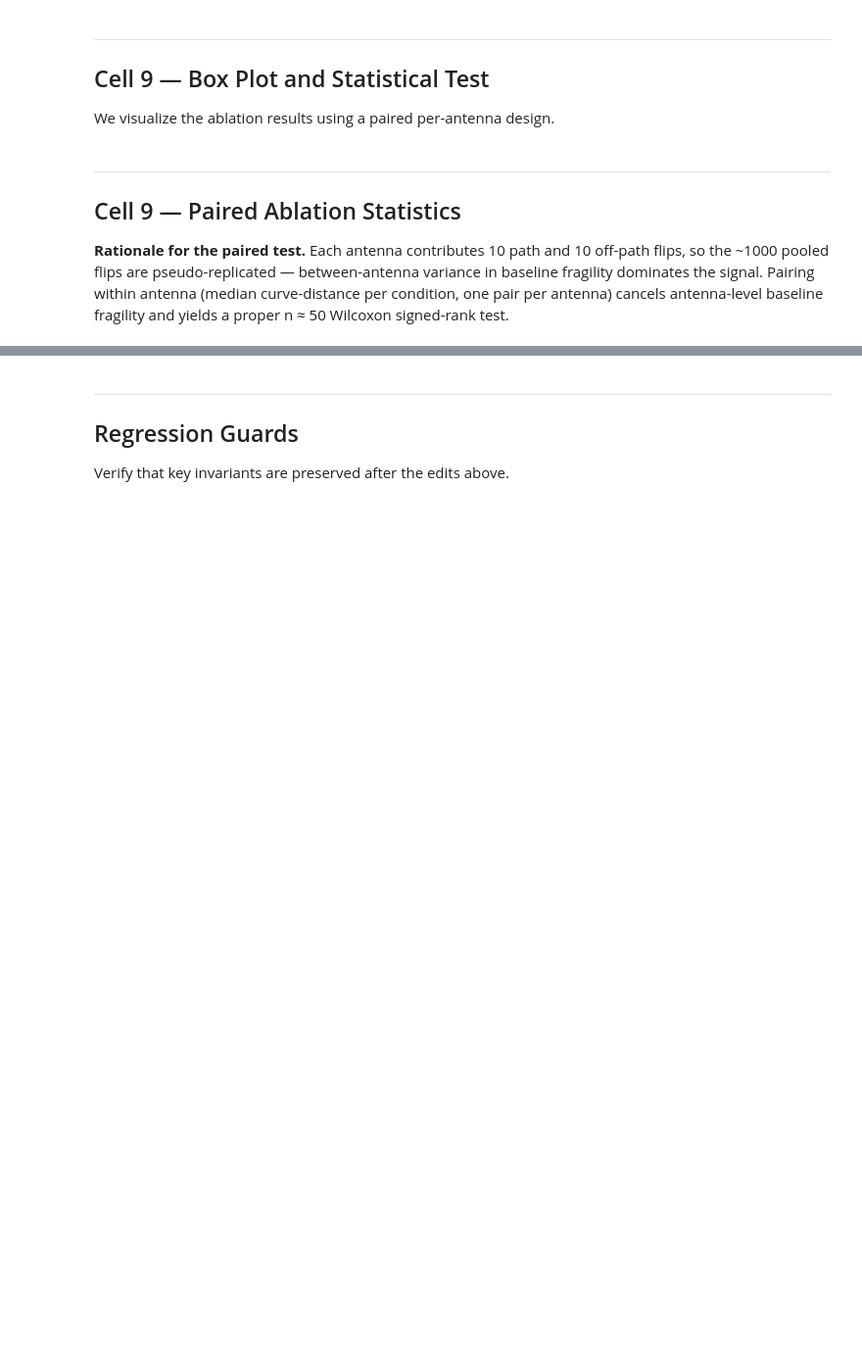
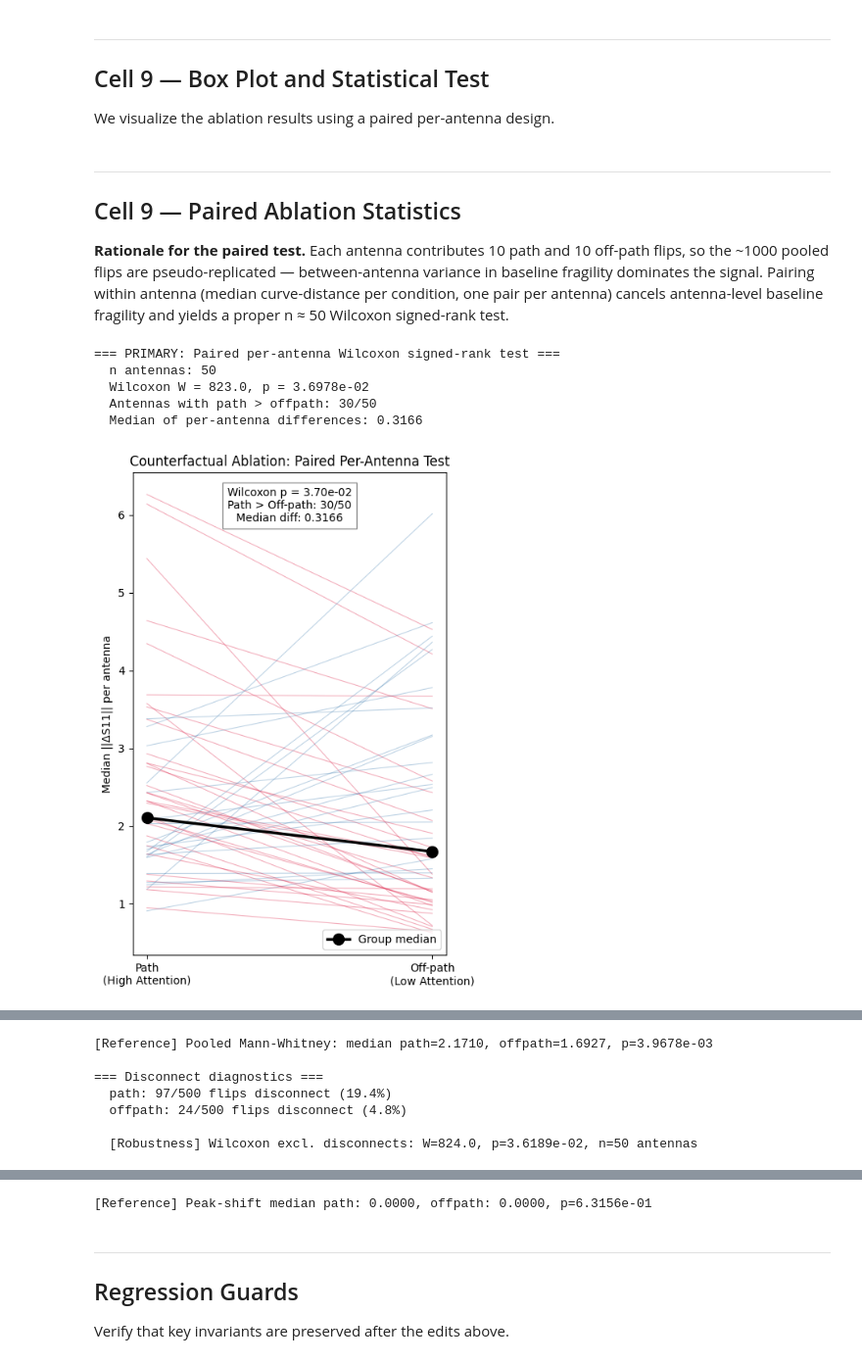
Before and after one commit to asparagusD/antenna_gnn, a Jupyter notebook: notebooks/chunk10_path_analysis.ipynb, the cells around one changed output, grey strips where cells are left out. Shown at 98% size. Saved outputs shown, nothing was run; the diff lists cells and outputs as text; code cells hidden in the pictures; blank space fills up the shorter version.

```diff
--- a/notebooks/chunk10_path_analysis.ipynb
+++ b/notebooks/chunk10_path_analysis.ipynb
@@ -763,7 +822,7 @@ for i, (whisker_line, med_val) in enumerate(zip(bplot['whiskers'][1::2],
     ax.text(i + 1, whisker_y * 1.05, f'Median: {med_val:.4f}',
             ha='center', va='bottom', fontsize=9)
 
-ax.text(0.5, 0.03, f'Pooled Mann-Whitney U, p = {pval_mw:.4e}',
+ax.text(0.5, 0.10, f'Pooled Mann-Whitney U, p = {pval_mw:.4e}',
         transform=ax.transAxes, ha='center', fontsize=11)
 plt.tight_layout()
 plt.savefig(f'{DATA_ROOT}/figures/counterfactual_ablation_curve_distance.png', dpi=300)
@@ -787,30 +846,37 @@ if len(no_disc) > 0:
     if len(per_ant_nd) >= 5:
         w_nd, p_nd = wilcoxon(per_ant_nd['path'].values, per_ant_nd['offpath'].values,
                               alternative='greater')
         print(f"\n  [Robustness] Wilcoxon excl. disconnects: W={w_nd:.1f}, p={p_nd:.4e}, "
               f"n={len(per_ant_nd)} antennas")
     else:
         print(f"\n  [Robustness] Too few antennas ({len(per_ant_nd)}) after excluding disconnects.")
 
 # ── SECONDARY: Peak-shift plot (kept as-is) ──
 path_deltas_pooled = flip_df[flip_df['condition'] == 'path']['peak_delta'].values
 offpath_deltas_pooled = flip_df[flip_df['condition'] == 'offpath']['peak_delta'].values
 
 stat2, pval2 = mannwhitneyu(path_deltas_pooled, offpath_deltas_pooled,
                             alternative='greater')
 
 fig, ax = plt.subplots(figsize=(6, 7))
 bplot2 = ax.boxplot([path_deltas_pooled, offpath_deltas_pooled],
                     tick_labels=labels, patch_artist=True, widths=0.5)
 for patch, color in zip(bplot2['boxes'], colors):
     patch.set_facecolor(color)
 ax.set_title('Counterfactual Ablation: Discrete Peak Shift\n'
              '(secondary/reference metric)')
 ax.set_ylabel('|Δ Resonant Frequency| (GHz)')
 ax.text(0.5, 0.95, f'Mann-Whitney U, p = {pval2:.4e}',
         transform=ax.transAxes, ha='center', fontsize=11)
 plt.tight_layout()
 plt.savefig(f'{DATA_ROOT}/figures/counterfactual_ablation.png', dpi=300)
 plt.show()
 print(f"\n[Reference] Peak-shift median path: {np.median(path_deltas_pooled):.4f}, "
       f"offpath: {np.median(offpath_deltas_pooled):.4f}, p={pval2:.4e}")
+# %% [output]
+=== PRIMARY: Paired per-antenna Wilcoxon signed-rank test ===
+  n antennas: 50
+  Wilcoxon W = 823.0, p = 3.6978e-02
+  Antennas with path > offpath: 30/50
+  Median of per-antenna differences: 0.3166
+[figure, added]
@@ -816,0 +884,7 @@ print(f"\n[Reference] Peak-shift median path: {np.median(path_deltas_pooled):.4f
+[Reference] Pooled Mann-Whitney: median path=2.1710, offpath=1.6927, p=3.9678e-03
+
+=== Disconnect diagnostics ===
+  path: 97/500 flips disconnect (19.4%)
+  offpath: 24/500 flips disconnect (4.8%)
+
+  [Robustness] Wilcoxon excl. disconnects: W=824.0, p=3.6189e-02, n=50 antennas
@@ -817,3 +892,4 @@ print(f"\n[Reference] Peak-shift median path: {np.median(path_deltas_pooled):.4f
+[Reference] Peak-shift median path: 0.0000, offpath: 0.0000, p=6.3156e-01
 # %% [markdown]
 ---
 ## Regression Guards
```
Also changed, not shown: parts of 8 cells of this notebook.
